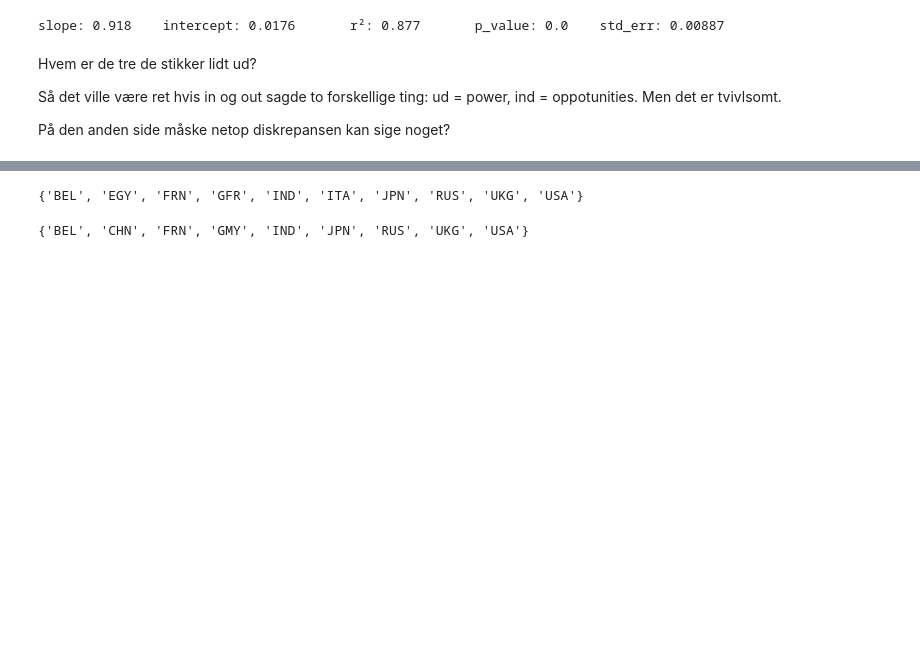
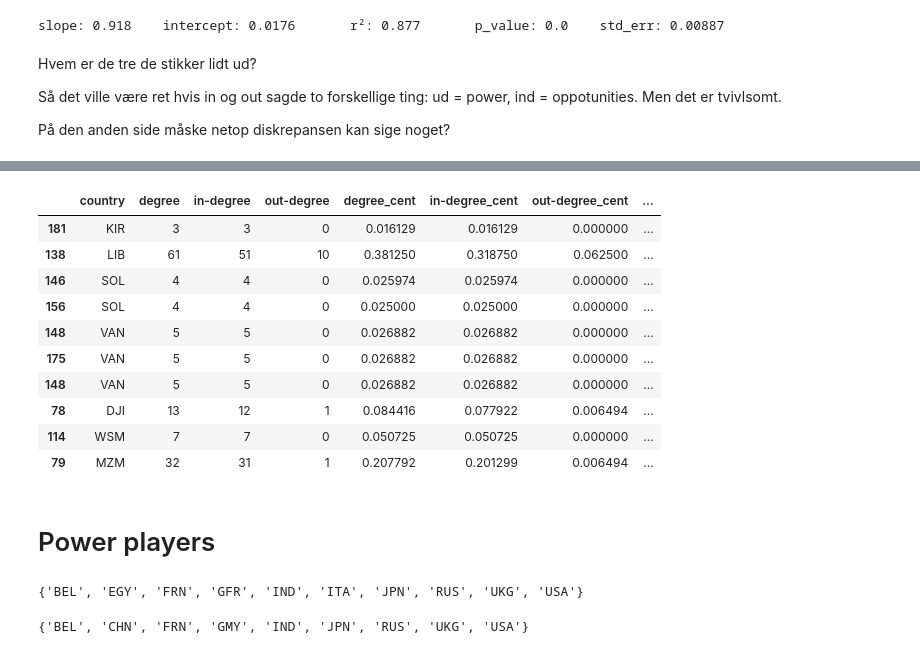
Before and after one commit to Polichinel/SNA, a Jupyter notebook: main_py.ipynb, the cells around one changed output, grey strips where cells are left out. Saved outputs shown, nothing was run; the diff lists cells and outputs as text; code cells hidden in the pictures; blank space fills up the shorter version.

```diff
--- a/main_py.ipynb
+++ b/main_py.ipynb
@@ -520,3 +537,19 @@ stats_df['in_ratio'] = stats_df['in-degree'] / stats_df['degree']
+# %%
+stats_df.sort_values('low_out_high_in').tail(10)
+# %% [output]
+|  | country | degree | in-degree | out-degree | degree_cent | in-degree_cent | out-degree_cent | ... |
+| 181 | KIR | 3 | 3 | 0 | 0.016129 | 0.016129 | 0.000000 | ... |
+| 138 | LIB | 61 | 51 | 10 | 0.381250 | 0.318750 | 0.062500 | ... |
+| 146 | SOL | 4 | 4 | 0 | 0.025974 | 0.025974 | 0.000000 | ... |
+| 156 | SOL | 4 | 4 | 0 | 0.025000 | 0.025000 | 0.000000 | ... |
+| 148 | VAN | 5 | 5 | 0 | 0.026882 | 0.026882 | 0.000000 | ... |
+| 175 | VAN | 5 | 5 | 0 | 0.026882 | 0.026882 | 0.000000 | ... |
+| 148 | VAN | 5 | 5 | 0 | 0.026882 | 0.026882 | 0.000000 | ... |
+| 78 | DJI | 13 | 12 | 1 | 0.084416 | 0.077922 | 0.006494 | ... |
+| 114 | WSM | 7 | 7 | 0 | 0.050725 | 0.050725 | 0.000000 | ... |
+| 79 | MZM | 32 | 31 | 1 | 0.207792 | 0.201299 | 0.006494 | ... |
+# %% [markdown]
+# Power players
 # %%
 # make a function...
 
```
Also changed, not shown: parts of 6 cells of this notebook.
